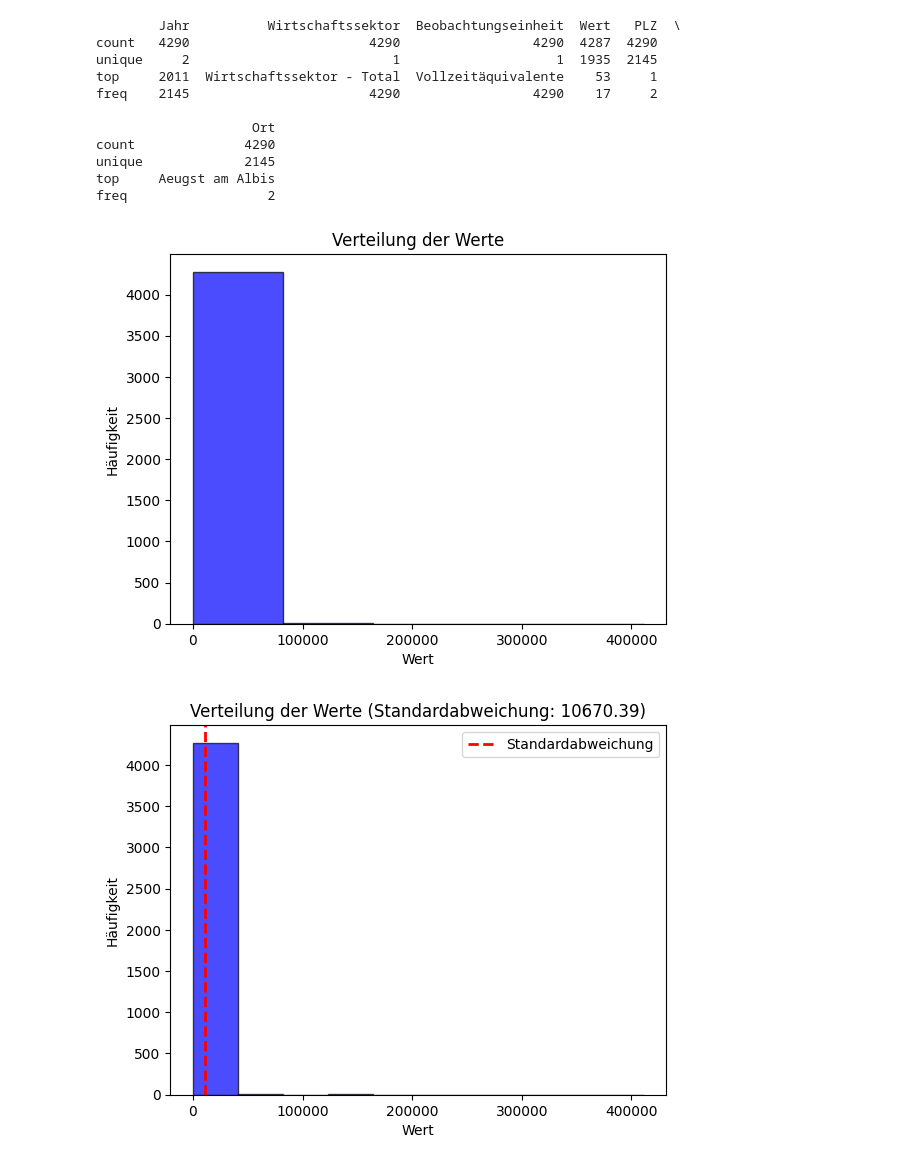
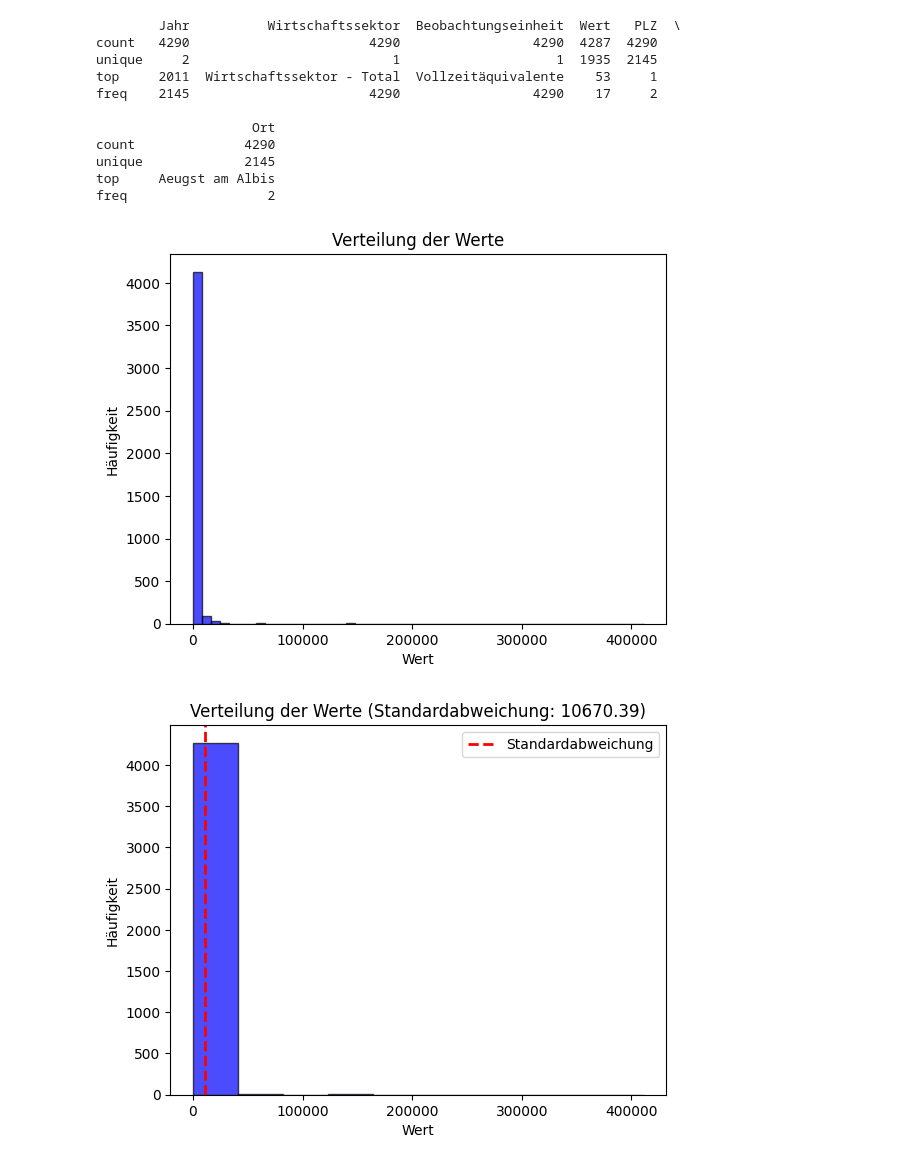
Before and after one commit to Fa-commits/BINA, a Jupyter notebook: BINA.ipynb, the cells around one changed output. Saved outputs shown, nothing was run; the diff lists cells and outputs as text; code cells hidden in the pictures.

```diff
--- a/BINA.ipynb
+++ b/BINA.ipynb
@@ -217,13 +225,13 @@ freq                  2
 # %%
 df['Wert'] = pd.to_numeric(df['Wert'], errors='coerce')
 
-plt.hist(df['Wert'], bins=5, alpha=0.7, color='blue', edgecolor='black')
+plt.hist(df['Wert'], bins=50, alpha=0.7, color='blue', edgecolor='black')
 plt.title('Verteilung der Werte')
 plt.xlabel('Wert')
 plt.ylabel('Häufigkeit')
 plt.show()
 # %% [output]
-[figure, old version]
+[figure, new version]
 # %%
 # Calculate the standard deviation
 standard_deviation = df['Wert'].std()
```
Also changed, not shown: parts of 7 cells of this notebook.
